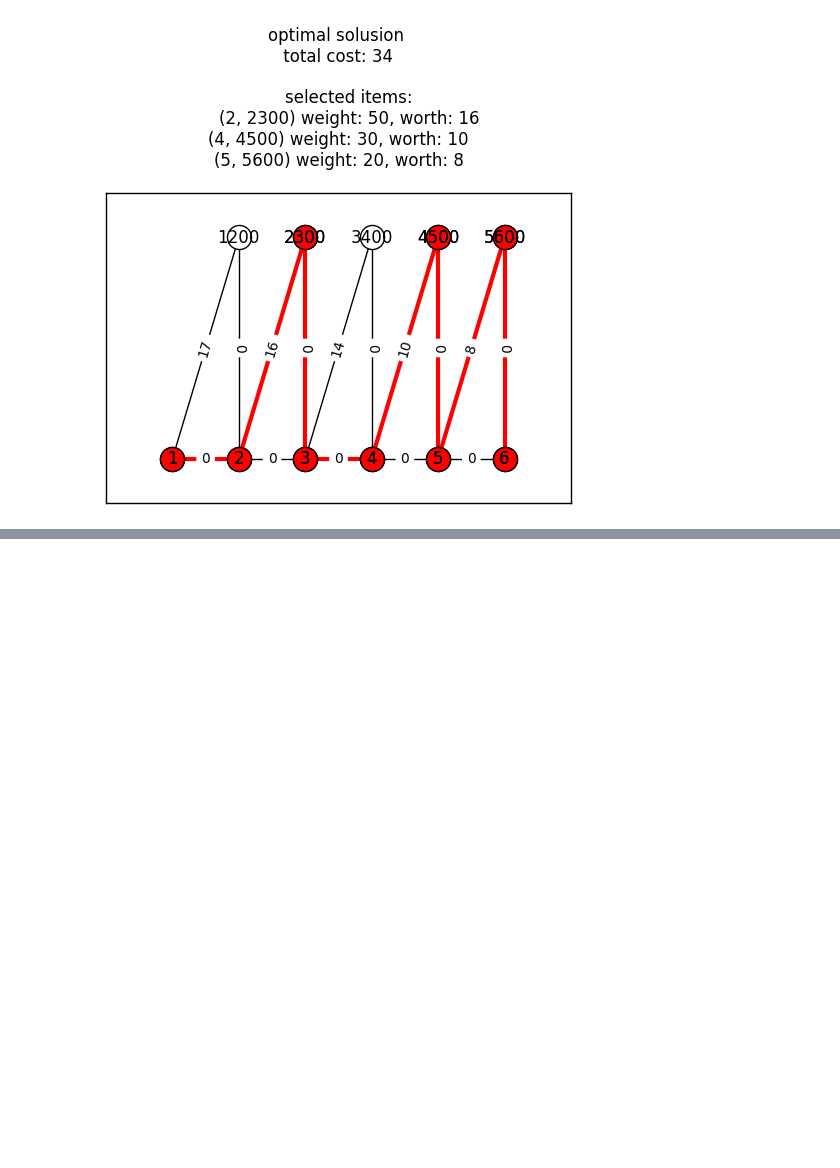
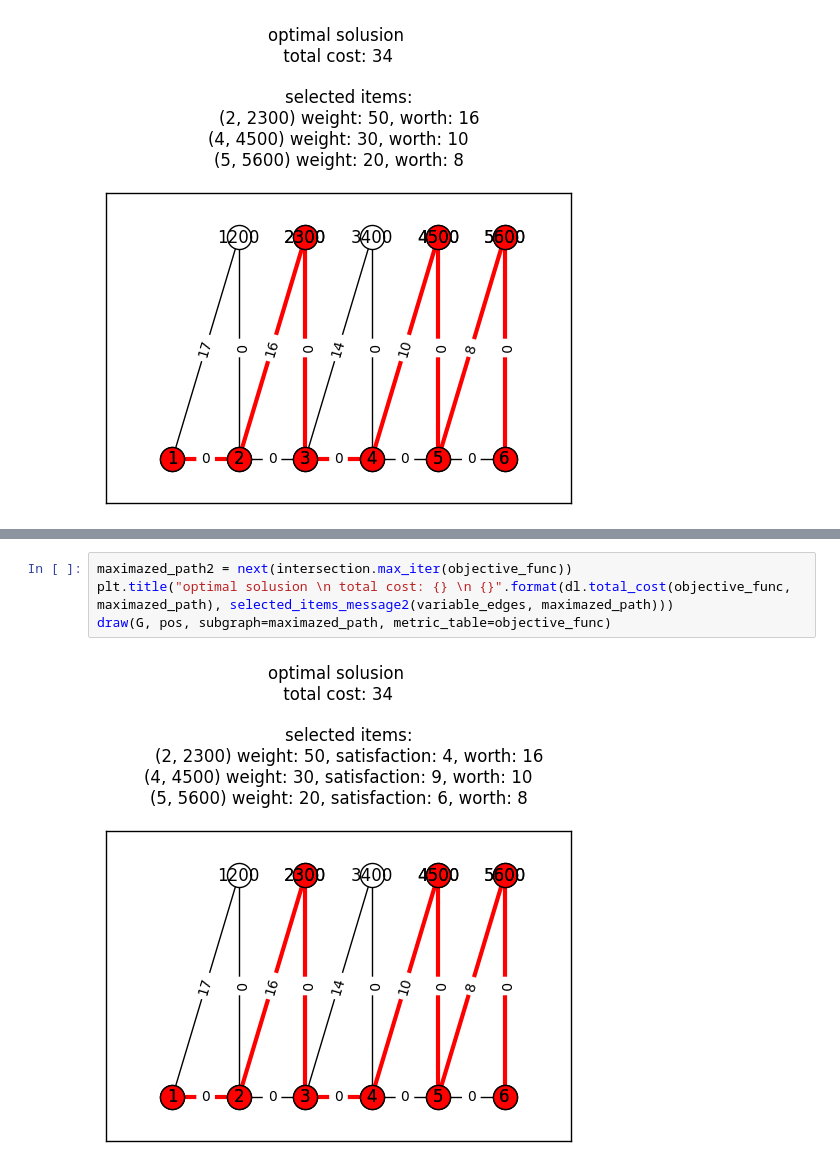
Before and after one commit to N0nki/01knap_sack_graph, a Jupyter notebook: 01knap_sack.ipynb, the cells around one changed output, grey strips where cells are left out. Drawn from its saved outputs; the diff is of its cells as text; blank space fills up the shorter version.

```diff
--- a/01knap_sack.ipynb
+++ b/01knap_sack.ipynb
@@ -262,0 +377,6 @@ draw(G, pos, subgraph=maximazed_path, metric_table=objective_func)
+# %%
+maximazed_path2 = next(intersection.max_iter(objective_func))
+plt.title("optimal solusion \n total cost: {} \n {}".format(dl.total_cost(objective_func, maximazed_path), selected_items_message2(variable_edges, maximazed_path)))
+draw(G, pos, subgraph=maximazed_path, metric_table=objective_func)
+# %% [output]
+[figure, added]
```
Also changed, not shown: parts of 15 cells of this notebook.
